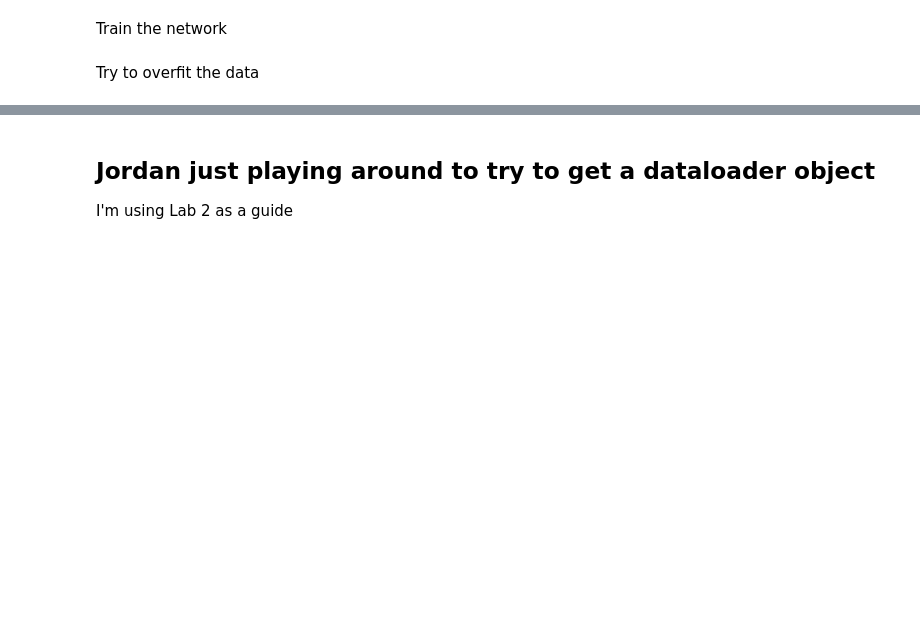
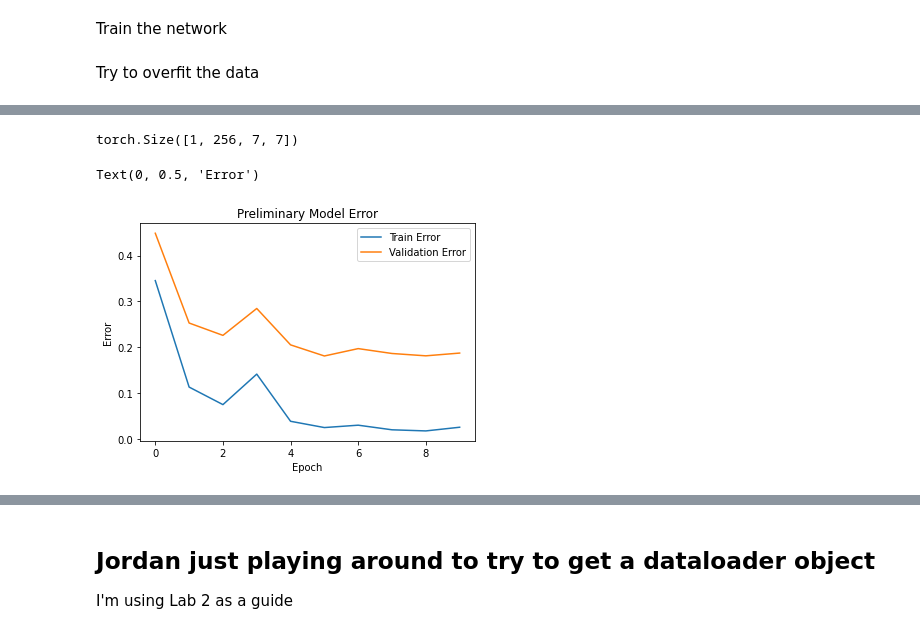
Before and after one commit to katL7/GTSRB-APS360, a Jupyter notebook: APS360_Traffic_Sign_Project.ipynb, the cells around one changed output, grey strips where cells are left out. Cells and saved outputs as stored; diff of their text form; code cells hidden in the pictures; blank space fills up the shorter version.

```diff
--- a/APS360_Traffic_Sign_Project.ipynb
+++ b/APS360_Traffic_Sign_Project.ipynb
@@ -371,0 +399,4 @@ AttributeError: ignored
+# %%
+feature.shape
+# %% [output]
+torch.Size([1, 256, 7, 7])
@@ -371,0 +457,63 @@ AttributeError: ignored
+# %%
+train_error = [
+    0.3454204204204204,
+    0.1131006006006006,
+    0.0748123123123123,
+    0.14136636636636637,
+    0.03843843843843844,
+    0.024737237237237236,
+    0.02991741741741742,
+    0.019857357357357358,
+    0.017417417417417418,
+    0.02545045045045045
+]
+
+train_loss = [
+    1.9975641099911816,
+    0.519983450196824,
+    0.2568095434667929,
+    0.1846058669517625,
+    0.2003081373448642,
+    0.10167069979152589,
+    0.07658512932511996,
+    0.06751177927373715,
+    0.06092002173393683,
+    0.048539706382830186,
+]
+val_error = [
+    0.4487876727849536,
+    0.2528891910265126,
+    0.2259234081123952,
+    0.2846136415137095,
+    0.20518921368683435,
+    0.18094266938590528,
+    0.19703149784726942,
+    0.1863811466122819,
+    0.1812825742125538,
+    0.18728755948334466,
+]
+
+val_loss = [
+    1.789199047618442,
+    0.9529184301694235,
+    0.8560722205373976,
+    1.2405276364750333,
+    0.8659322228696611,
+    0.8551405800713433,
+    0.9747237728701698,
+    0.9954167770014869,
+    1.0150667329629262,
+    1.056118968460295
+
+]
+
+plt.plot(list(range(10)),train_error)
+plt.plot(list(range(10)),val_error)
+plt.legend(["Train Error", "Validation Error"])
+
+plt.title("Preliminary Model Error")
+plt.xlabel("Epoch")
+plt.ylabel("Error")
+# %% [output]
+Text(0, 0.5, 'Error')
+[figure, added]
```
Also changed, not shown: parts of 12 cells of this notebook.
